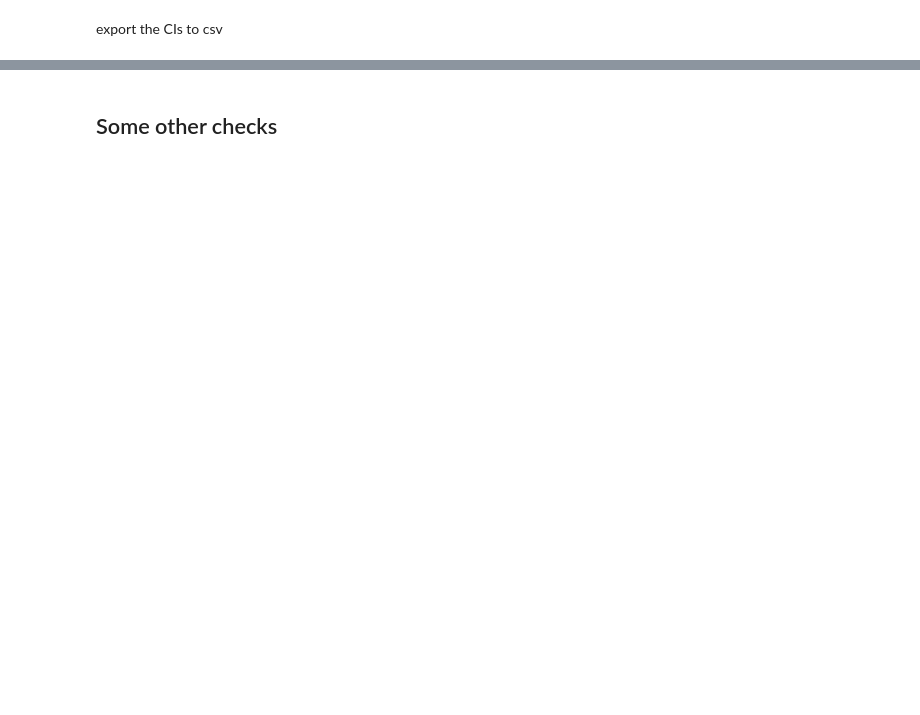
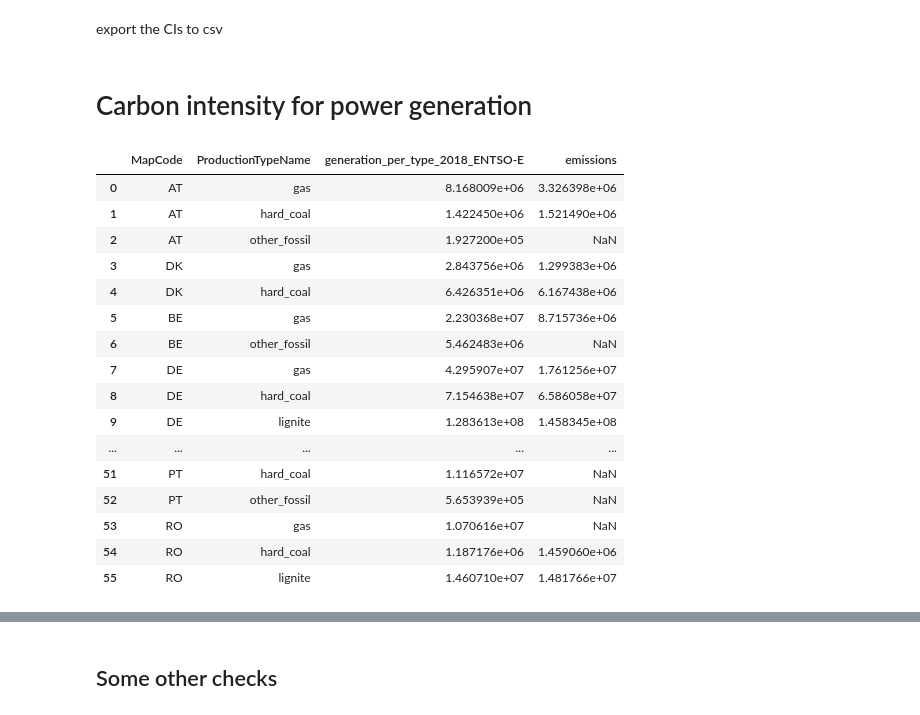
Before and after one commit to INATECH-CIG/CO2_emissions_factors, a Jupyter notebook: CO2 calculation bottom up methode.ipynb, the cells around one changed output, grey strips where cells are left out. Cells and saved outputs as stored; diff of their text form; code cells hidden in the pictures; blank space fills up the shorter version.

```diff
--- a/CO2 calculation bottom up methode.ipynb
+++ b/CO2 calculation bottom up methode.ipynb
@@ -584,3 +589,5 @@ CI_PP_per_tech_country
 export the CIs to csv
 # %%
 CI_PP_per_tech_country.to_csv(output_directory_path + '/CI_bottom_up_methode.csv')
+# %% [markdown]
+# Carbon intensity for power generation
@@ -586,0 +596,24 @@ CI_PP_per_tech_country.to_csv(output_directory_path + '/CI_bottom_up_methode.csv
+# %%
+entsoe_gen_type.set_index(['MapCode', 'ProductionTypeName'], inplace = True)
+# %%
+entsoe_gen_type['emissions'] = entsoe_gen_type['generation_per_type_2018_ENTSO-E'] * CI_PP_per_tech_country['CI']
+# %%
+entsoe_gen_type = entsoe_gen_type.reset_index()
+# %% [output]
+|  | MapCode | ProductionTypeName | generation_per_type_2018_ENTSO-E | emissions |
+| 0 | AT | gas | 8.168009e+06 | 3.326398e+06 |
+| 1 | AT | hard_coal | 1.422450e+06 | 1.521490e+06 |
+| 2 | AT | other_fossil | 1.927200e+05 | NaN |
+| 3 | DK | gas | 2.843756e+06 | 1.299383e+06 |
+| 4 | DK | hard_coal | 6.426351e+06 | 6.167438e+06 |
+| 5 | BE | gas | 2.230368e+07 | 8.715736e+06 |
+| 6 | BE | other_fossil | 5.462483e+06 | NaN |
+| 7 | DE | gas | 4.295907e+07 | 1.761256e+07 |
+| 8 | DE | hard_coal | 7.154638e+07 | 6.586058e+07 |
+| 9 | DE | lignite | 1.283613e+08 | 1.458345e+08 |
+| ... | ... | ... | ... | ... |
+| 51 | PT | hard_coal | 1.116572e+07 | NaN |
+| 52 | PT | other_fossil | 5.653939e+05 | NaN |
+| 53 | RO | gas | 1.070616e+07 | NaN |
+| 54 | RO | hard_coal | 1.187176e+06 | 1.459060e+06 |
+| 55 | RO | lignite | 1.460710e+07 | 1.481766e+07 |
```
Also changed, not shown: parts of 22 cells of this notebook, 2 other files.
